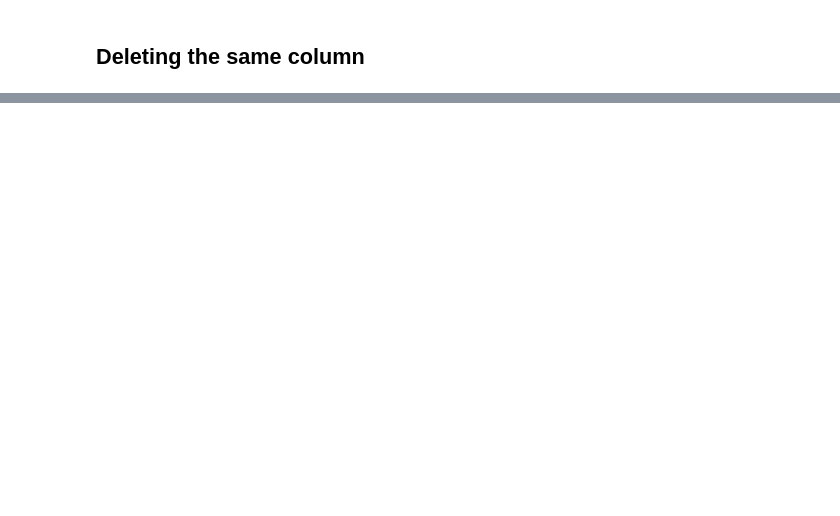
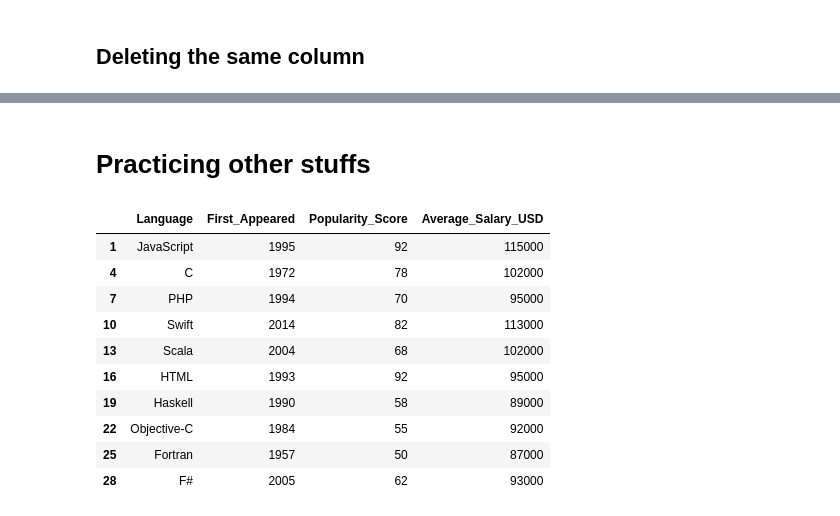
Before and after one commit to Neeschal1/Pandas, a Jupyter notebook: CSV's.ipynb, the cells around one changed output, grey strips where cells are left out. Cells and saved outputs as stored; diff of their text form; code cells hidden in the pictures; blank space fills up the shorter version.

Commit message:
Simple iloc and loc concepts

```diff
--- a/CSV's.ipynb
+++ b/CSV's.ipynb
@@ -354,0 +357,16 @@ df
+# %% [markdown]
+# Practicing other stuffs
+# %%
+df.iloc[1:30:3 , 1:8:2]
+# %% [output]
+|  | Language | First_Appeared | Popularity_Score | Average_Salary_USD |
+| 1 | JavaScript | 1995 | 92 | 115000 |
+| 4 | C | 1972 | 78 | 102000 |
+| 7 | PHP | 1994 | 70 | 95000 |
+| 10 | Swift | 2014 | 82 | 113000 |
+| 13 | Scala | 2004 | 68 | 102000 |
+| 16 | HTML | 1993 | 92 | 95000 |
+| 19 | Haskell | 1990 | 58 | 89000 |
+| 22 | Objective-C | 1984 | 55 | 92000 |
+| 25 | Fortran | 1957 | 50 | 87000 |
+| 28 | F# | 2005 | 62 | 93000 |
```
Also changed, not shown: parts of 3 cells of this notebook.
